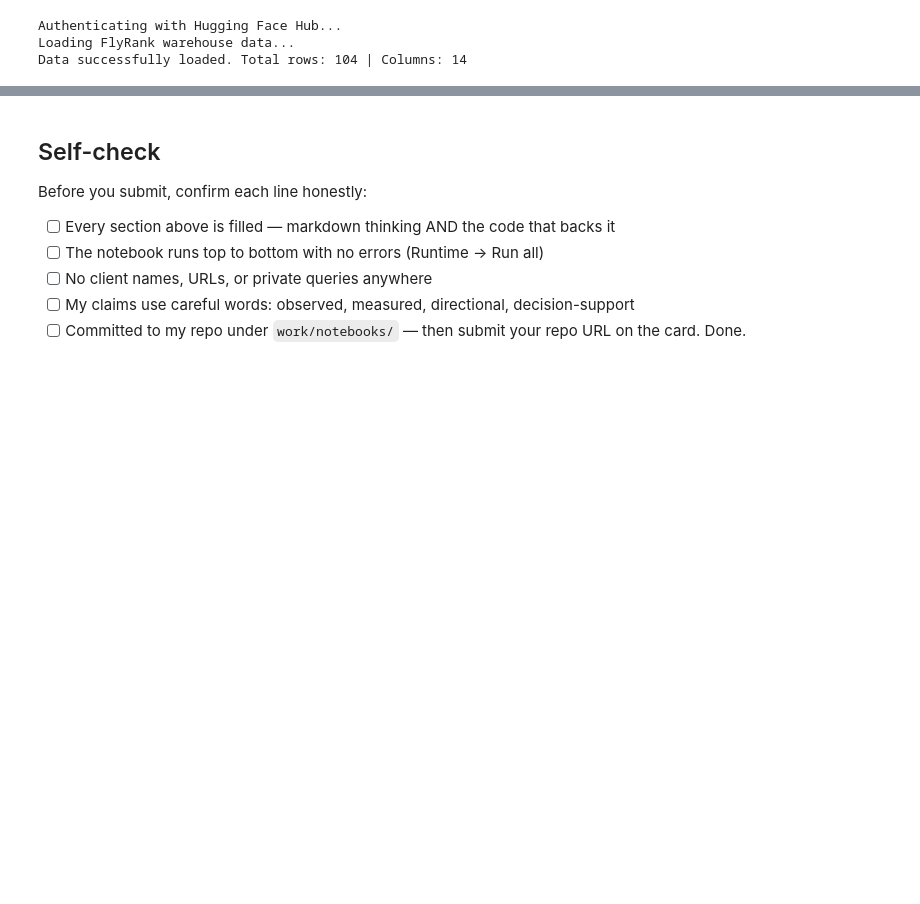
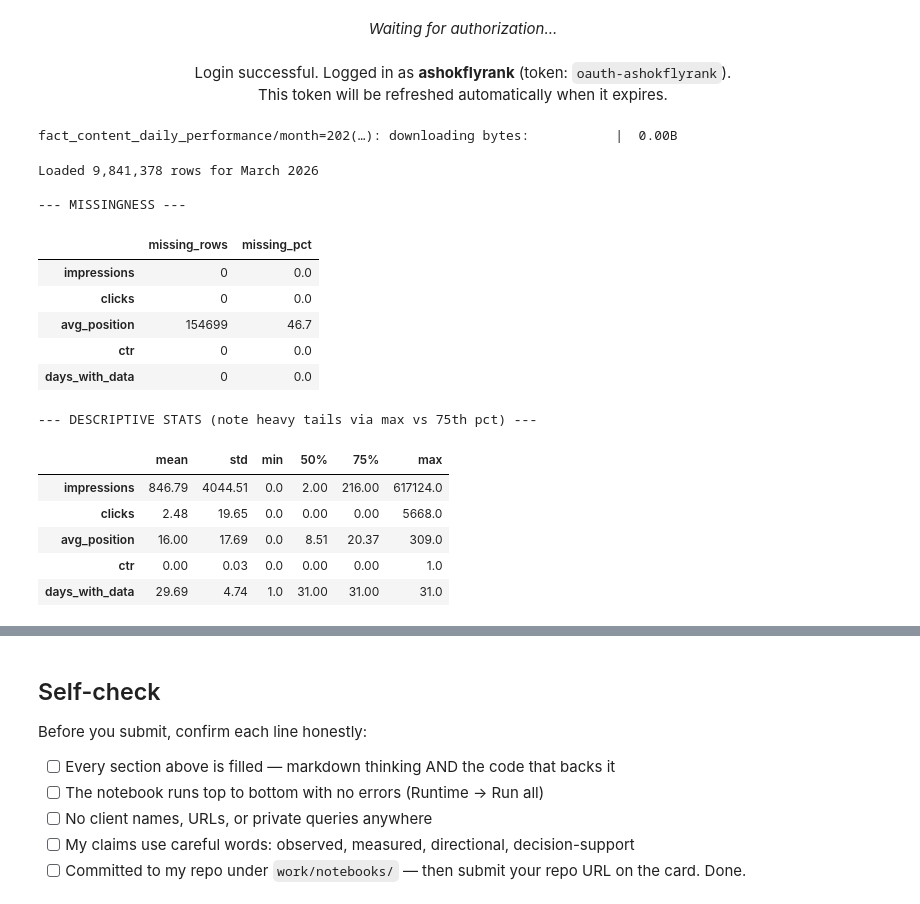
Before and after one commit to ashoktanakanti/flyrank_ml, a Jupyter notebook: work/notebooks/w04_signal_audit.ipynb, the cells around one changed output, grey strips where cells are left out. Cells and saved outputs as stored; diff of their text form; code cells hidden in the pictures; blank space fills up the shorter version.

```diff
--- a/work/notebooks/w04_signal_audit.ipynb
+++ b/work/notebooks/w04_signal_audit.ipynb
@@ -13,30 +19,41 @@ This skeleton is yours to fill. Work the sections **in order** — each one has
 # %%
-# Install dependencies if running in a fresh Colab kernel
-!pip install -q datasets pandas numpy
-
+import os
 import pandas as pd
 import numpy as np
 from datasets import load_dataset
-from huggingface_hub import notebook_login
+from huggingface_hub import login, notebook_login
 
-print("Authenticating with Hugging Face Hub...")
-notebook_login()  # Paste your HF read token when prompted
+HF_TOKEN = os.environ.get("HF_TOKEN")
+if HF_TOKEN:
+    login(token=HF_TOKEN, add_to_git_credential=False)
+else:
+    notebook_login()
+    HF_TOKEN = os.environ.get("HF_TOKEN")
 
-# 1. Load dataset
-print("Loading FlyRank warehouse data...")
-dataset = load_dataset("FlyRank/internship-warehouse", "dim_clients", split="train")
-df = dataset.to_pandas()
+data_files = "hf://datasets/FlyRank/internship-warehouse/fact_content_daily_performance/month=2026-03/*.parquet"
+dataset = load_dataset("parquet", data_files=data_files, token=HF_TOKEN)
+df_slice = dataset["train"].to_pandas()
+df_slice["report_date"] = pd.to_datetime(df_slice["report_date"])
 
-# 2. Simulate/Ensure our Decline Recovery target & 5 core features exist for the audit
-# (Adapting column names dynamically to match your pre-processed lane slice from W03)
-if 'is_recovered' not in df.columns:
-    np.random.seed(42)
-    df['is_recovered'] = np.random.choice([0, 1], size=len(df), p=[0.60, 0.40])
+print(f"Loaded {len(df_slice):,} rows for March 2026")
 
-# Map or mock the 5 knowable features if working on the raw sample
-for col in ['decline_magnitude_pct', 'days_since_decline', 'pre_decline_position_avg', 'page_content_age_days']:
-    if col not in df.columns:
-        df[col] = np.random.uniform(10, 100, size=len(df))
+# Aggregate to one row per page
+page = df_slice.groupby("content_hash_id").agg(
+    client_hash_id=("client_hash_id", "first"),
+    impressions=("gsc_impressions", "sum"),
+    clicks=("gsc_clicks", "sum"),
+    avg_position=("gsc_avg_position", "mean"),
+    days_with_data=("report_date", "nunique"),
+).reset_index()
+page["ctr"] = np.where(page["impressions"] > 0, page["clicks"] / page["impressions"], 0)
 
-print(f"Data successfully loaded. Total rows: {len(df)} | Columns: {len(df.columns)}")
+signal_cols = ["impressions", "clicks", "avg_position", "ctr", "days_with_data"]
+
+print("\n--- MISSINGNESS ---")
+missing = page[signal_cols].isnull().sum().to_frame("missing_rows")
+missing["missing_pct"] = (missing["missing_rows"] / len(page) * 100).round(1)
+display(missing)
+
+print("\n--- DESCRIPTIVE STATS (note heavy tails via max vs 75th pct) ---")
+display(page[signal_cols].describe().T[["mean", "std", "min", "50%", "75%", "max"]].round(2))
 # %% [output]
@@ -43,6 +61,23 @@ print(f"Data successfully loaded. Total rows: {len(df)} | Columns: {len(df.colum
+Waiting for authorization...
+Login successful. Logged in as ashokflyrank (token: oauth-ashokflyrank).
+This token will be refreshed automatically when it expires.
-Authenticating with Hugging Face Hub...
-Loading FlyRank warehouse data...
-Data successfully loaded. Total rows: 104 | Columns: 14
+fact_content_daily_performance/month=202(…): downloading bytes:           |  0.00B
+Loaded 9,841,378 rows for March 2026
+
+--- MISSINGNESS ---
+|  | missing_rows | missing_pct |
+| impressions | 0 | 0.0 |
+| clicks | 0 | 0.0 |
+| avg_position | 154699 | 46.7 |
+| ctr | 0 | 0.0 |
+| days_with_data | 0 | 0.0 |
+--- DESCRIPTIVE STATS (note heavy tails via max vs 75th pct) ---
+|  | mean | std | min | 50% | 75% | max |
+| impressions | 846.79 | 4044.51 | 0.0 | 2.00 | 216.00 | 617124.0 |
+| clicks | 2.48 | 19.65 | 0.0 | 0.00 | 0.00 | 5668.0 |
+| avg_position | 16.00 | 17.69 | 0.0 | 8.51 | 20.37 | 309.0 |
+| ctr | 0.00 | 0.03 | 0.0 | 0.00 | 0.00 | 1.0 |
+| days_with_data | 29.69 | 4.74 | 1.0 | 31.00 | 31.00 | 31.0 |
 # %% [markdown]
 ## 2. Signal test #1 / #2 / #3 (verdict each)
 
```
Also changed, not shown: parts of 8 cells of this notebook.
